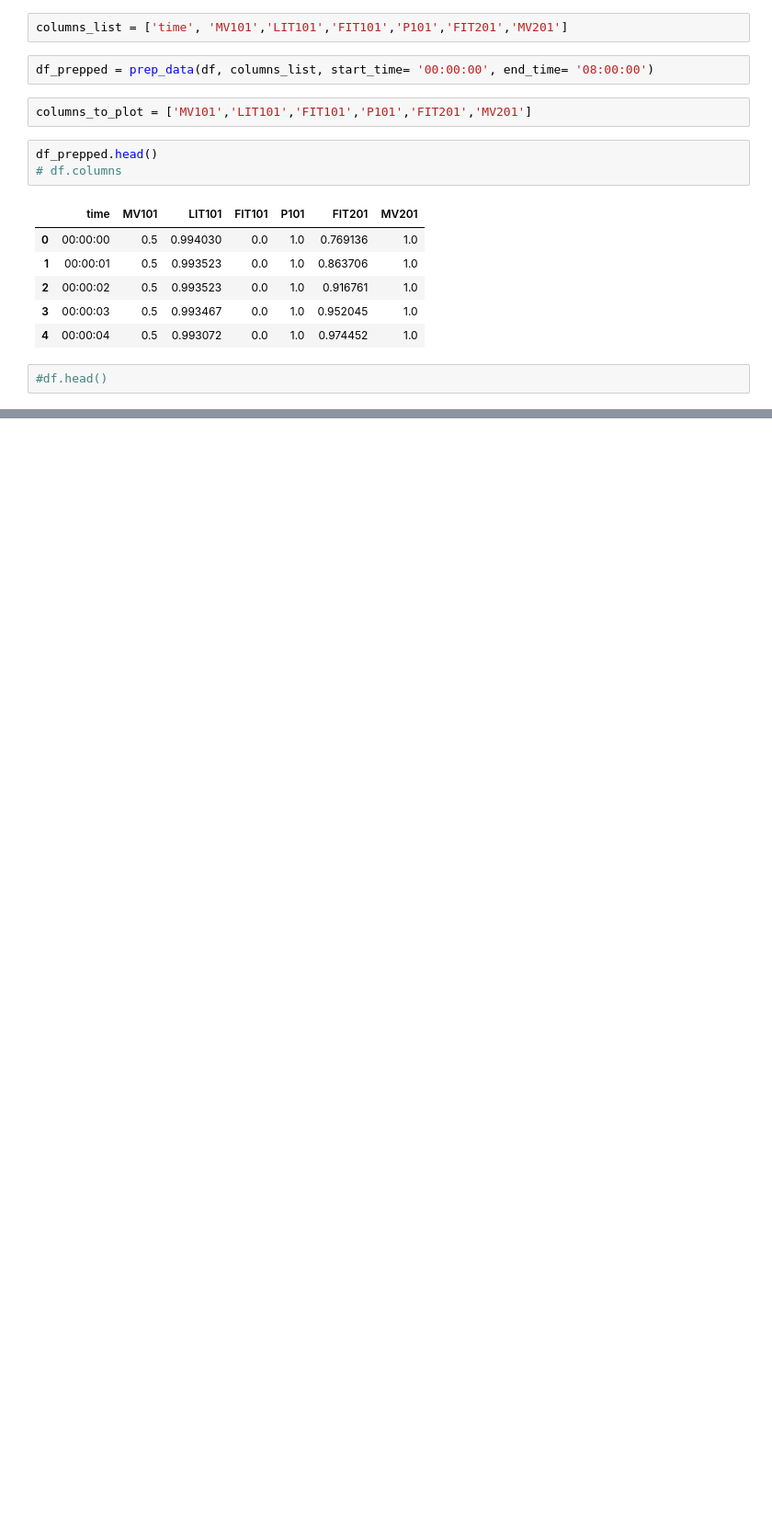
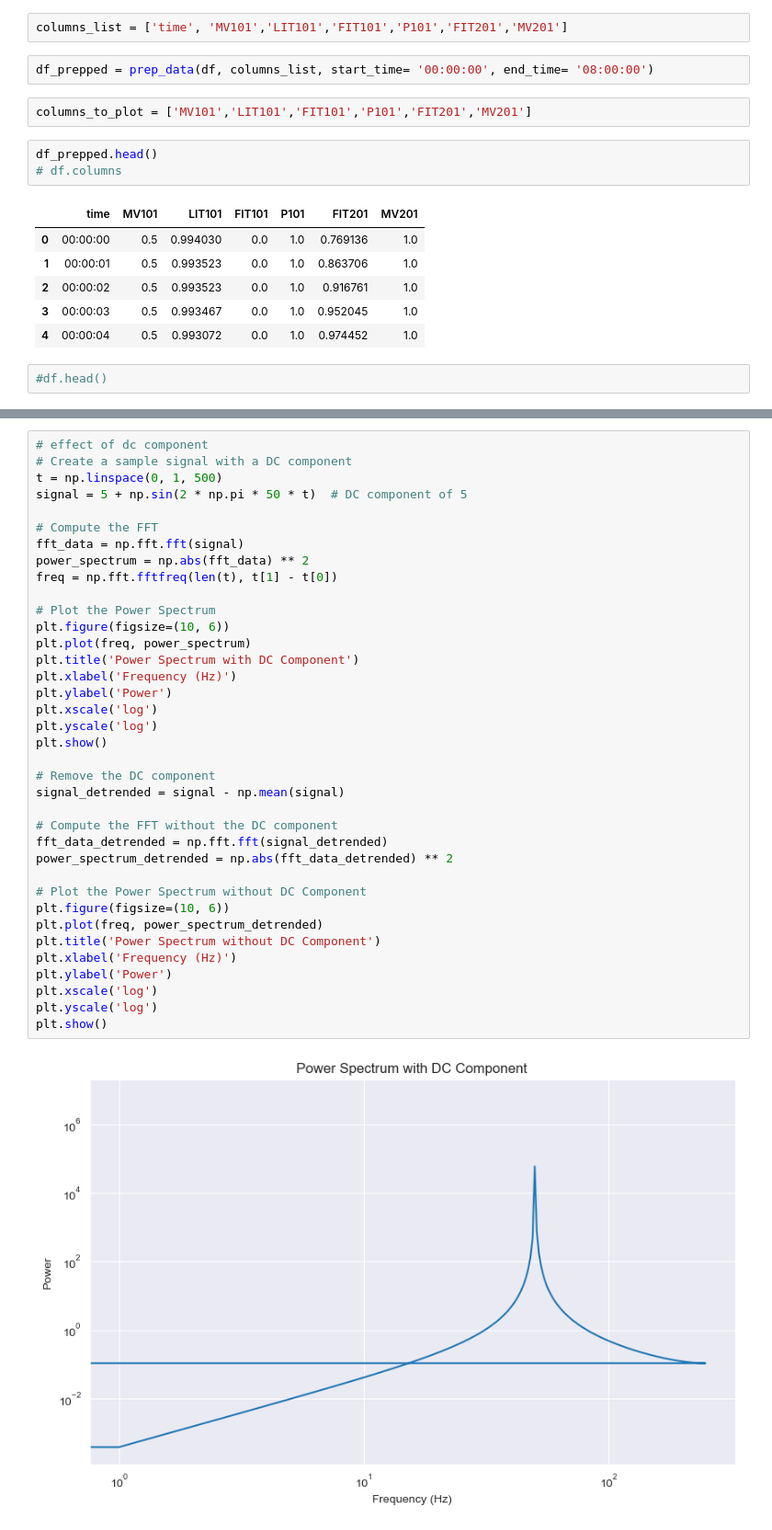
Before and after one commit to lozferatu/MSc-Project, a Jupyter notebook: Wrangling Code/Freq Analysis 2.ipynb, the cells around one changed output, grey strips where cells are left out. Shown at 92% size. Saved outputs shown, nothing was run; the diff lists cells and outputs as text; blank space fills up the shorter version.

```diff
--- a/Wrangling Code/Freq Analysis 2.ipynb
+++ b/Wrangling Code/Freq Analysis 2.ipynb
@@ -195,0 +256,39 @@ No artists with labels found to put in legend.  Note that artists whose label st
+# %%
+# effect of dc component
+# Create a sample signal with a DC component
+t = np.linspace(0, 1, 500)
+signal = 5 + np.sin(2 * np.pi * 50 * t)  # DC component of 5
+
+# Compute the FFT
+fft_data = np.fft.fft(signal)
+power_spectrum = np.abs(fft_data) ** 2
+freq = np.fft.fftfreq(len(t), t[1] - t[0])
+
+# Plot the Power Spectrum
+plt.figure(figsize=(10, 6))
+plt.plot(freq, power_spectrum)
+plt.title('Power Spectrum with DC Component')
+plt.xlabel('Frequency (Hz)')
+plt.ylabel('Power')
+plt.xscale('log')
+plt.yscale('log')
+plt.show()
+
+# Remove the DC component
+signal_detrended = signal - np.mean(signal)
+
+# Compute the FFT without the DC component
+fft_data_detrended = np.fft.fft(signal_detrended)
+power_spectrum_detrended = np.abs(fft_data_detrended) ** 2
+
+# Plot the Power Spectrum without DC Component
+plt.figure(figsize=(10, 6))
+plt.plot(freq, power_spectrum_detrended)
+plt.title('Power Spectrum without DC Component')
+plt.xlabel('Frequency (Hz)')
+plt.ylabel('Power')
+plt.xscale('log')
+plt.yscale('log')
+plt.show()
+# %% [output]
+[figure, added]
```
Also changed, not shown: parts of 12 cells of this notebook.
